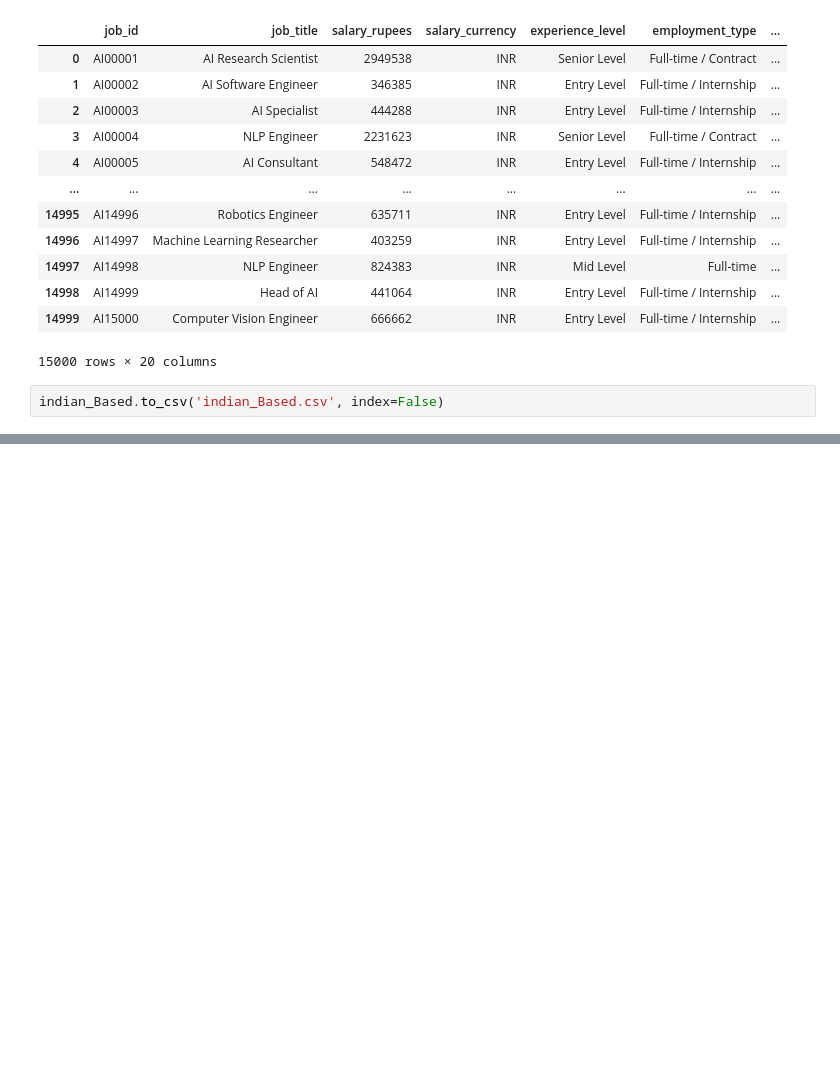
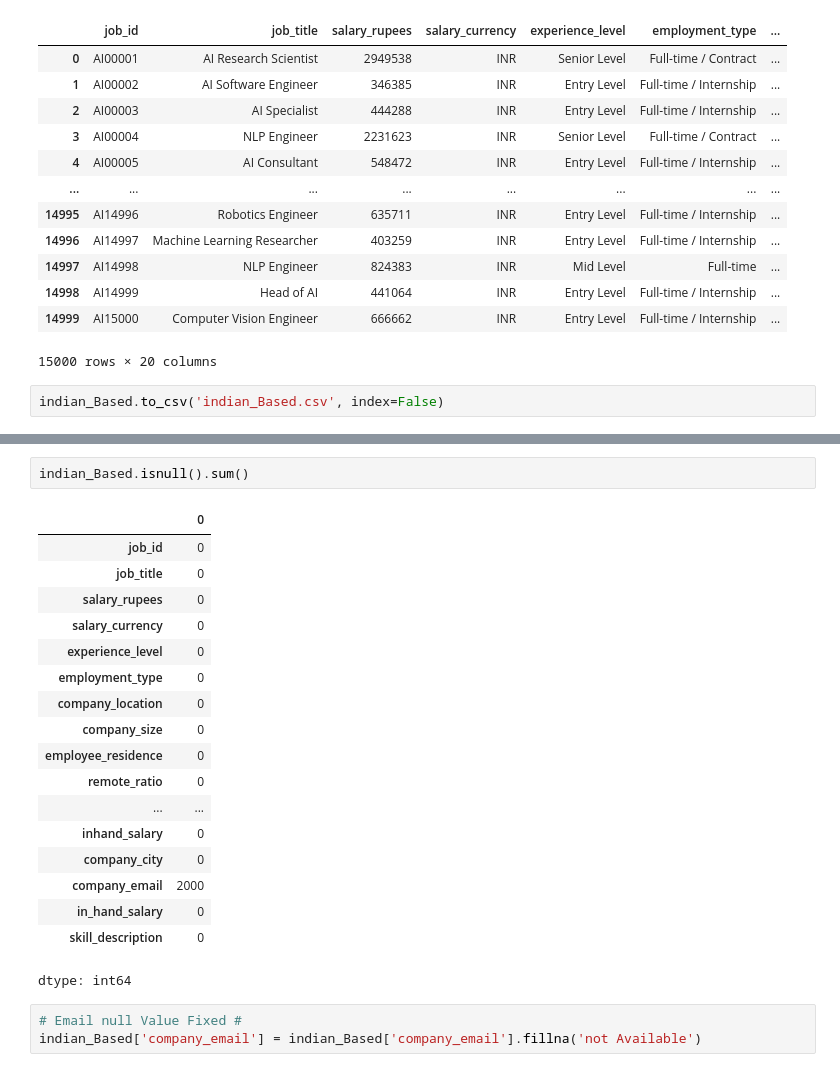
Before and after one commit to AJ0043/advance-ai-job-portal, a Jupyter notebook: Job_portal.ipynb, the cells around one changed output, grey strips where cells are left out. Cells and saved outputs as stored; diff of their text form; blank space fills up the shorter version.

```diff
--- a/Job_portal.ipynb
+++ b/Job_portal.ipynb
@@ -3850,0 +3954,24 @@ indian_Based.to_csv('indian_Based.csv', index=False)
+# %%
+indian_Based.isnull().sum()
+# %% [output]
+|  | 0 |
+| job_id | 0 |
+| job_title | 0 |
+| salary_rupees | 0 |
+| salary_currency | 0 |
+| experience_level | 0 |
+| employment_type | 0 |
+| company_location | 0 |
+| company_size | 0 |
+| employee_residence | 0 |
+| remote_ratio | 0 |
+| ... | ... |
+| inhand_salary | 0 |
+| company_city | 0 |
+| company_email | 2000 |
+| in_hand_salary | 0 |
+| skill_description | 0 |
+dtype: int64
+# %%
+# Email null Value Fixed #
+indian_Based['company_email'] = indian_Based['company_email'].fillna('not Available')
```
Also changed, not shown: parts of 18 cells of this notebook.
